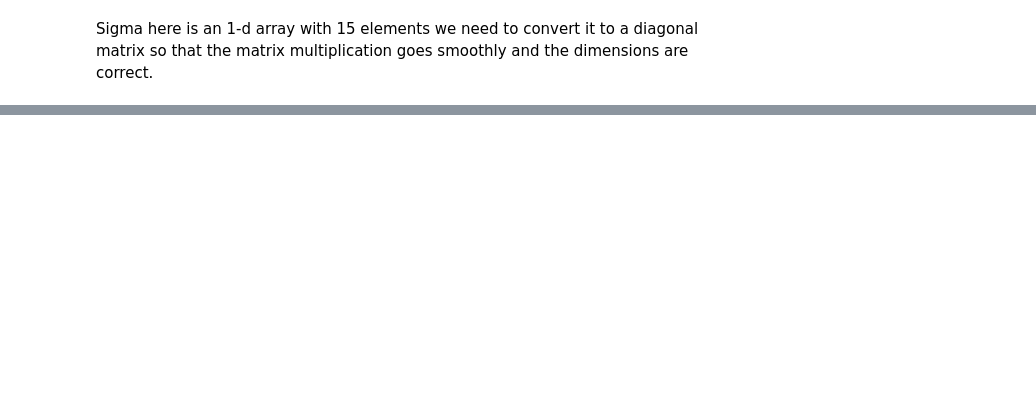
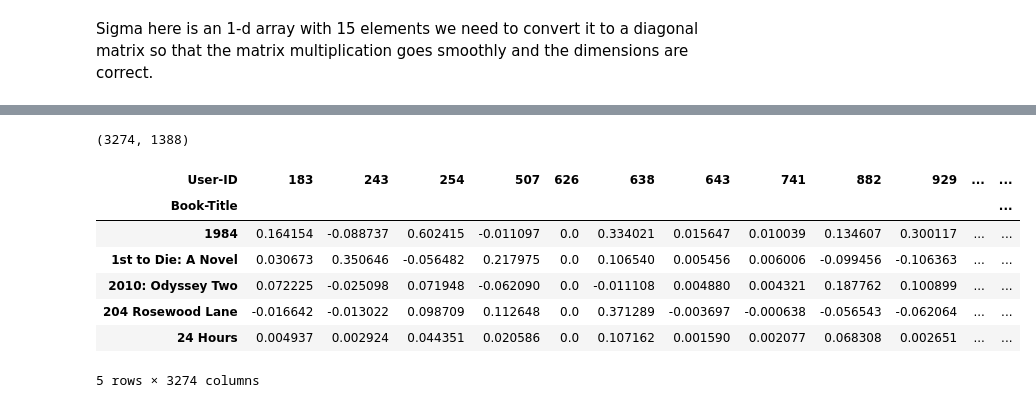
Before and after one commit to Ayushman0Singh/BookRecommendationSystem, a Jupyter notebook: BookRecommendation.ipynb, the cells around one changed output, grey strips where cells are left out. Saved outputs shown, nothing was run; the diff lists cells and outputs as text; code cells hidden in the pictures; blank space fills up the shorter version.

```diff
--- a/BookRecommendation.ipynb
+++ b/BookRecommendation.ipynb
@@ -704,0 +717,21 @@ NameError: ignored
+# %%
+#checking if martix shape is same as the original matrix
+all_user_predicted_ratings.shape
+# %% [output]
+(3274, 1388)
+# %%
+# converting back to a dataframe
+# defining index as book-title
+# defining the columns as all the filtered user-ids
+prediction_df = pd.DataFrame(all_user_predicted_ratings.transpose(), index= pivot_matrix_allregions.columns, columns=pivot_matrix_allregions.index)
+# %%
+prediction_df.head()
+# %% [output]
+| User-ID | 183 | 243 | 254 | 507 | 626 | 638 | 643 | 741 | 882 | 929 | ... | ... |
+| Book-Title |  |  |  |  |  |  |  |  |  |  |  | ... |
+| 1984 | 0.164154 | -0.088737 | 0.602415 | -0.011097 | 0.0 | 0.334021 | 0.015647 | 0.010039 | 0.134607 | 0.300117 | ... | ... |
+| 1st to Die: A Novel | 0.030673 | 0.350646 | -0.056482 | 0.217975 | 0.0 | 0.106540 | 0.005456 | 0.006006 | -0.099456 | -0.106363 | ... | ... |
+| 2010: Odyssey Two | 0.072225 | -0.025098 | 0.071948 | -0.062090 | 0.0 | -0.011108 | 0.004880 | 0.004321 | 0.187762 | 0.100899 | ... | ... |
+| 204 Rosewood Lane | -0.016642 | -0.013022 | 0.098709 | 0.112648 | 0.0 | 0.371289 | -0.003697 | -0.000638 | -0.056543 | -0.062064 | ... | ... |
+| 24 Hours | 0.004937 | 0.002924 | 0.044351 | 0.020586 | 0.0 | 0.107162 | 0.001590 | 0.002077 | 0.068308 | 0.002651 | ... | ... |
+5 rows × 3274 columns
```
Also changed, not shown: parts of 20 cells of this notebook.
